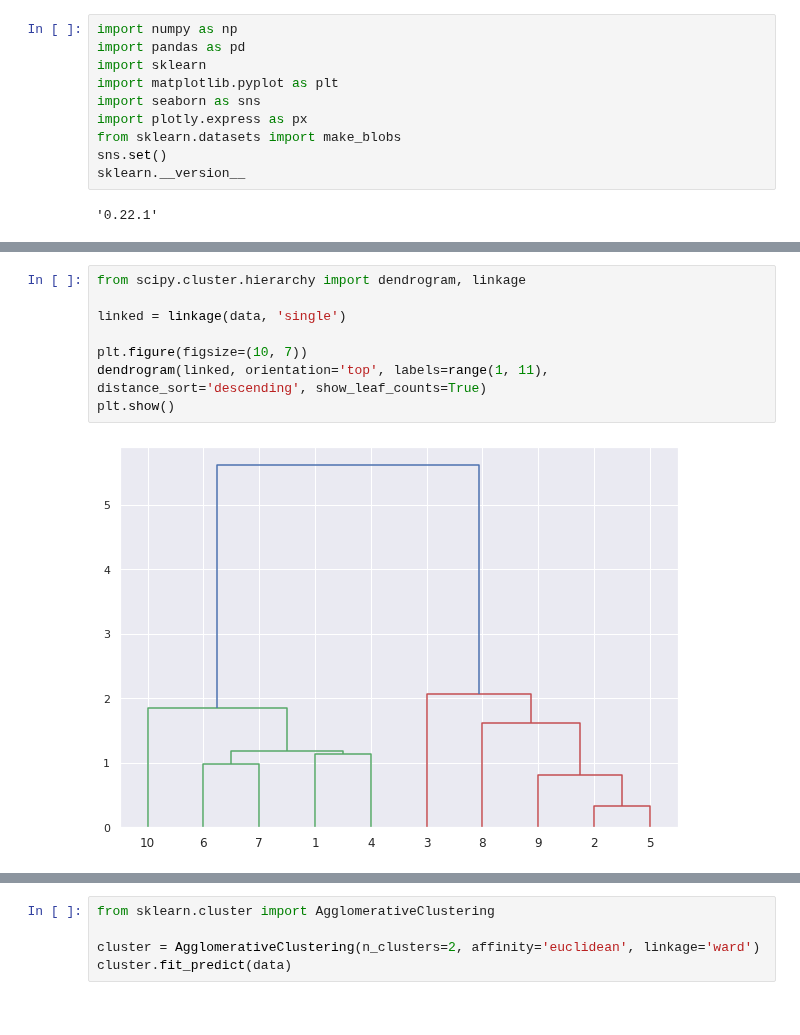
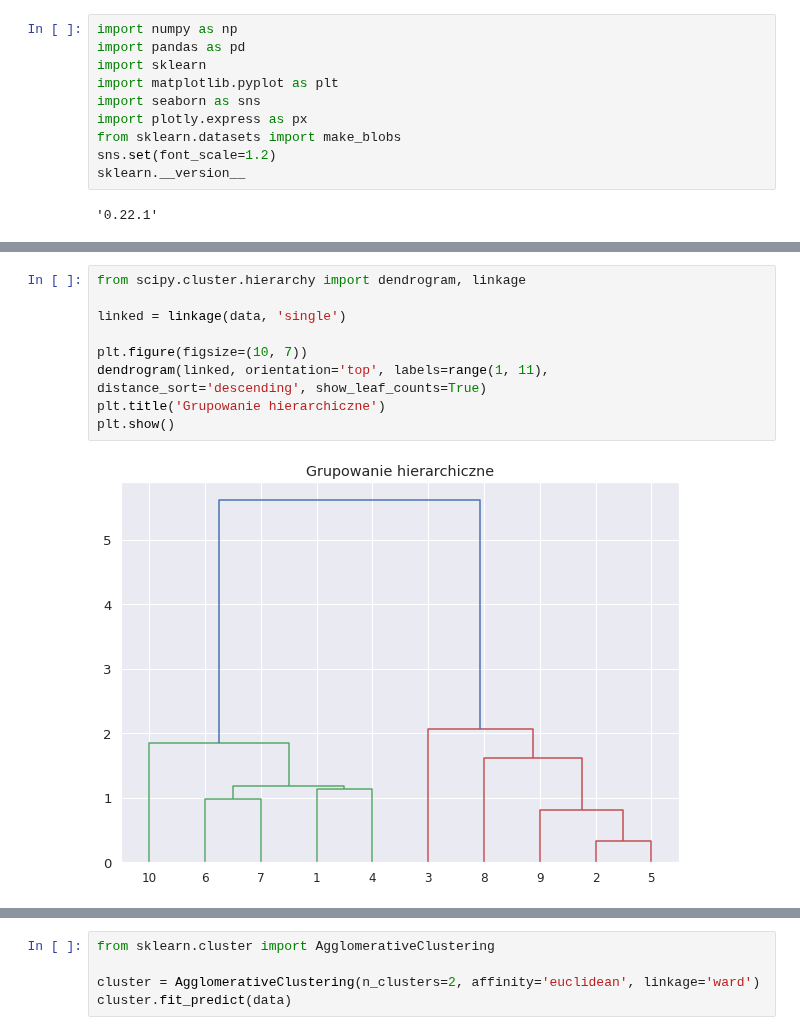
Before and after one commit to krakowiakpawel9/ml_course, a Jupyter notebook: cont/20_hierarchical.ipynb, the cells around one changed output, grey strips where cells are left out. Cells and saved outputs as stored; diff of their text form.

```diff
--- a/cont/20_hierarchical.ipynb
+++ b/cont/20_hierarchical.ipynb
@@ -13,7 +13,7 @@ import matplotlib.pyplot as plt
 import seaborn as sns
 import plotly.express as px
 from sklearn.datasets import make_blobs
-sns.set()
+sns.set(font_scale=1.2)
 sklearn.__version__
 # %% [output]
 '0.22.1'
@@ -35,10 +36,11 @@ plt.show()
 # %%
 from scipy.cluster.hierarchy import dendrogram, linkage
 
 linked = linkage(data, 'single')
 
 plt.figure(figsize=(10, 7))
 dendrogram(linked, orientation='top', labels=range(1, 11), distance_sort='descending', show_leaf_counts=True)
+plt.title('Grupowanie hierarchiczne')
 plt.show()
 # %% [output]
-[figure, old version]
+[figure, new version]
```
Also changed, not shown: parts of 2 cells of this notebook.
